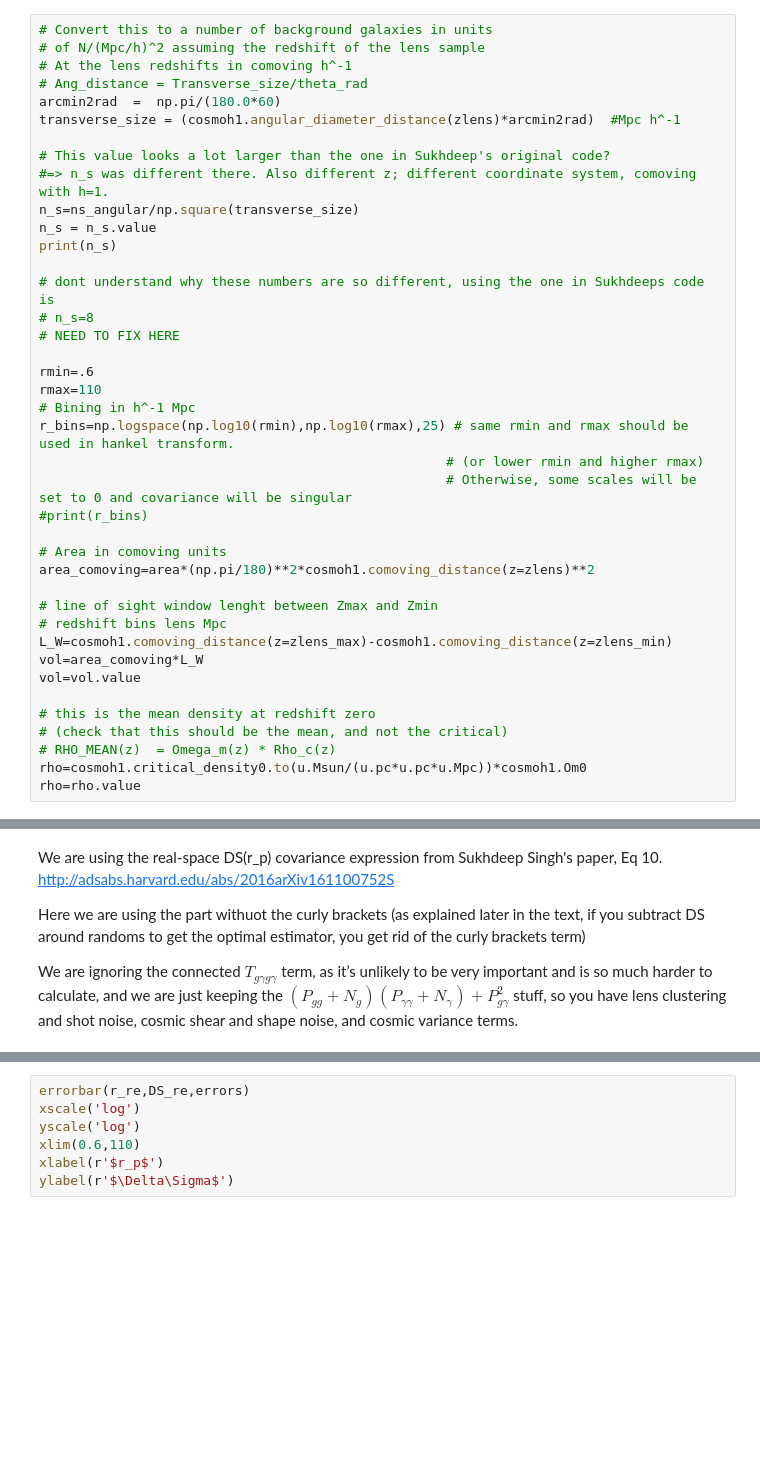
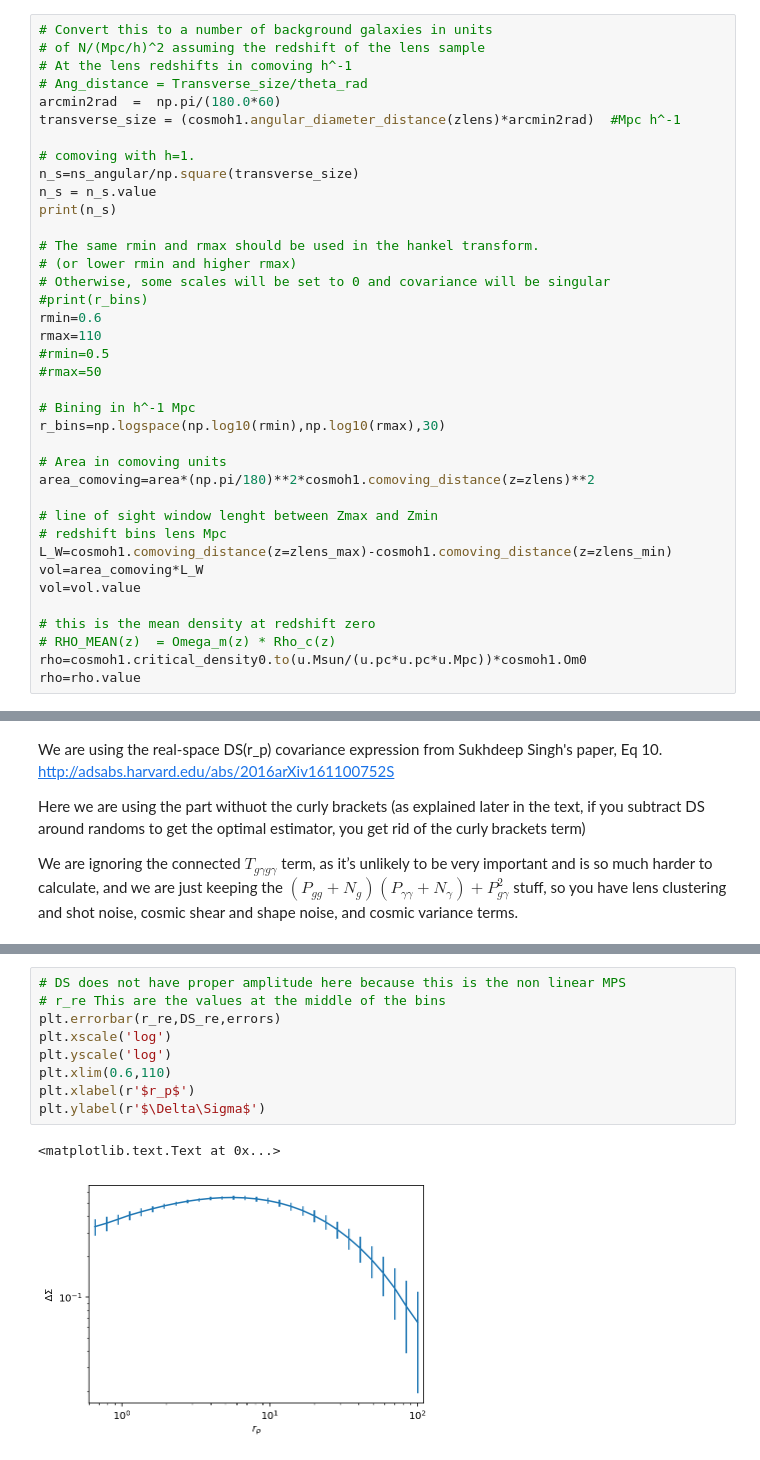
Before and after one commit to cosmodesi/c3dev, a Jupyter notebook: LensingErrors/get_lensing_errors.ipynb, the cells around one changed output, grey strips where cells are left out. Cells and saved outputs as stored; diff of their text form; blank space fills up the shorter version.

```diff
--- a/LensingErrors/get_lensing_errors.ipynb
+++ b/LensingErrors/get_lensing_errors.ipynb
@@ -64,23 +69,22 @@ area=1400
 arcmin2rad  =  np.pi/(180.0*60)
 transverse_size = (cosmoh1.angular_diameter_distance(zlens)*arcmin2rad)  #Mpc h^-1
 
-# This value looks a lot larger than the one in Sukhdeep's original code?
-#=> n_s was different there. Also different z; different coordinate system, comoving with h=1.
+# comoving with h=1.
 n_s=ns_angular/np.square(transverse_size)
 n_s = n_s.value
 print(n_s)
 
-# dont understand why these numbers are so different, using the one in Sukhdeeps code is
-# n_s=8
-# NEED TO FIX HERE
+# The same rmin and rmax should be used in the hankel transform.
+# (or lower rmin and higher rmax)
+# Otherwise, some scales will be set to 0 and covariance will be singular
+#print(r_bins)
+rmin=0.6
+rmax=110
+#rmin=0.5
+#rmax=50
 
-rmin=.6
-rmax=110
 # Bining in h^-1 Mpc
-r_bins=np.logspace(np.log10(rmin),np.log10(rmax),25) # same rmin and rmax should be used in hankel transform.
-                                                    # (or lower rmin and higher rmax)
-                                                    # Otherwise, some scales will be set to 0 and covariance will be singular
-#print(r_bins)
+r_bins=np.logspace(np.log10(rmin),np.log10(rmax),30)
 
 # Area in comoving units
 area_comoving=area*(np.pi/180)**2*cosmoh1.comoving_distance(z=zlens)**2
@@ -92,7 +96,6 @@ vol=area_comoving*L_W
 vol=vol.value
 
 # this is the mean density at redshift zero
-# (check that this should be the mean, and not the critical)
 # RHO_MEAN(z)  = Omega_m(z) * Rho_c(z)
 rho=cosmoh1.critical_density0.to(u.Msun/(u.pc*u.pc*u.Mpc))*cosmoh1.Om0
 rho=rho.value
@@ -291,8 +252,13 @@ print(errors)
 # %%
-errorbar(r_re,DS_re,errors)
-xscale('log')
-yscale('log')
-xlim(0.6,110)
-xlabel(r'$r_p$')
-ylabel(r'$\Delta\Sigma$')
+# DS does not have proper amplitude here because this is the non linear MPS
+# r_re This are the values at the middle of the bins
+plt.errorbar(r_re,DS_re,errors)
+plt.xscale('log')
+plt.yscale('log')
+plt.xlim(0.6,110)
+plt.xlabel(r'$r_p$')
+plt.ylabel(r'$\Delta\Sigma$')
+# %% [output]
+<matplotlib.text.Text at 0x...>
+[figure, added]
 # %%
```
Also changed, not shown: parts of 27 cells of this notebook.
